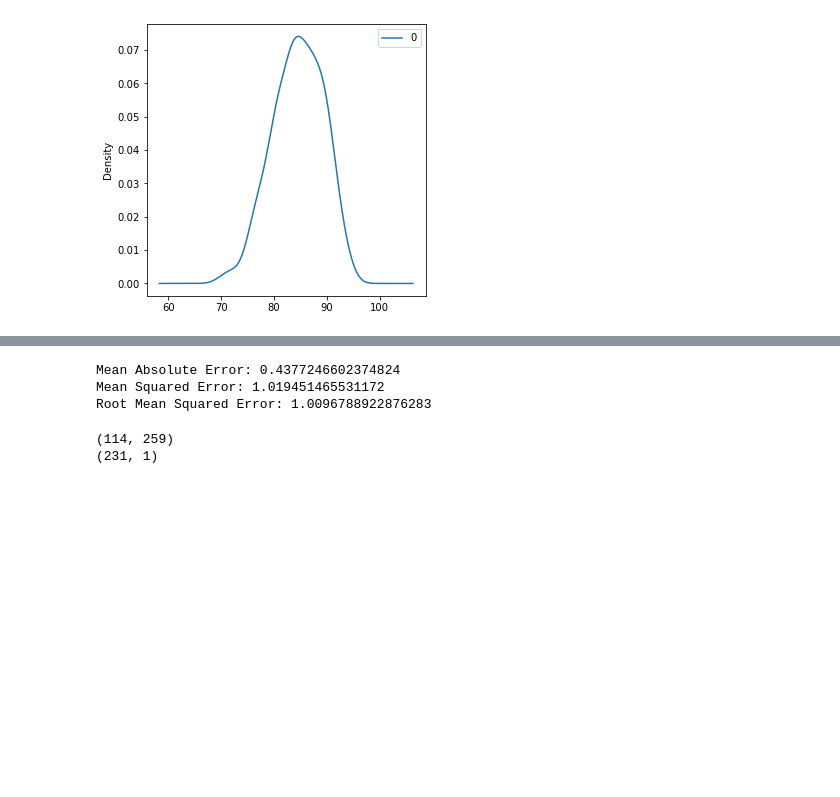
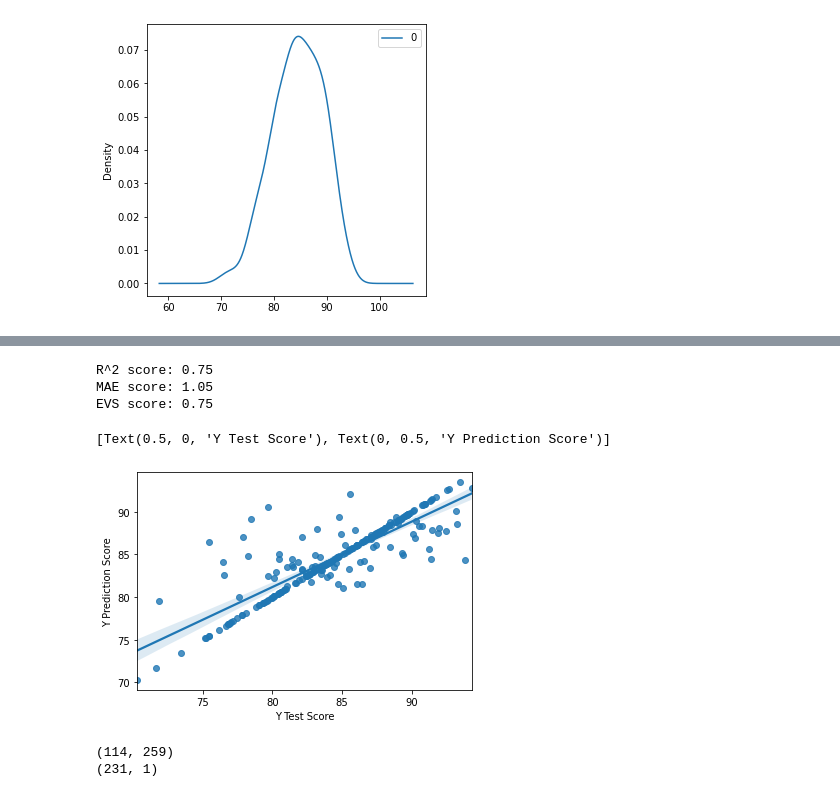
Before and after one commit to benwbarr/Transplant_Project, a Jupyter notebook: machine_learning/assets/model/second_try.ipynb, the cells around one changed output, grey strips where cells are left out. Drawn from its saved outputs; the diff is of its cells as text; code cells hidden in the pictures; blank space fills up the shorter version.

```diff
--- a/machine_learning/assets/model/second_try.ipynb
+++ b/machine_learning/assets/model/second_try.ipynb
@@ -223,17 +201,17 @@ Name: Med. Center_ WVWU-TX1, Length: 231, dtype: float64
 # %%
-# # example of making a single class prediction
+# example of making a single class prediction
 # from sklearn.preprocessing import OneHotEncoder
-# from sklearn.linear_model import LinearRegression
+from sklearn.linear_model import LinearRegression
 
-# X_train_dummies = pd.get_dummies(X_train_copy)
+X_train_dummies = pd.get_dummies(X_train_scaled_features)
 
 
-# # # fit final model
-# model = LinearRegression()
-# model.fit(X_train_dummies, y_train)
+# # fit final model
+model = LinearRegression()
+model.fit(X_train_dummies, y_train)
 
-# print(f'Score of the LinearRegression model: {model.score(X_train, y_train)}')
-# print(f'The models intercept: {model.intercept_}')
+print(f'Score of the LinearRegression model: {model.score(X_train_dummies, y_train)}')
+print(f'The models intercept: {model.intercept_}')
 
 # # print(model.coef_)
 # X_train.head()
@@ -255,13 +236,14 @@ KFold performance scores: [0.8132003738038671, 0.8745101523391281, 0.86447651591
 # %%
-y_pred = pd.DataFrame(model.predict(X_train_dummies))
+y_prediction = pd.DataFrame(model.predict(X_train_dummies))
 y_test= pd.DataFrame(y_train)
 
-# pred_and_actual= pd.concat([y_train, y_pred], axis=1).dropna()
-# pred_and_actual.columns= ['Actual', 'Predicted']
-# pred_and_actual.head()
+prediction_and_actual= pd.concat([y_train, y_prediction], axis=1).dropna()
+prediction_and_actual.columns= ['Actual', 'Predicted']
 # y_predicted_df = pd.DataFrame(({"Actual": [y_train],
-#                                "Predicted":[y_pred]}))
-y_predicted_df
+#                                "Predicted":[y_prediction]}))
+# y_predicted_df
+prediction_and_actual.head()
+
 # print(len(y_test))
 # print(len(y_pred))
 # %% [output]
@@ -269,17 +256,20 @@ ValueError: could not convert string to float: 'Heart'
 # %%
-from sklearn import metrics
-
-# print(y_test.shape)
+from sklearn.metrics import r2_score, explained_variance_score, mean_absolute_error
 
 # Value of root mean squared error is 1.0,  which is less than 10% of mean value
 # Algorithm did okay?
 
-print('Mean Absolute Error:', metrics.mean_absolute_error(y_test, y_pred))
-print('Mean Squared Error:', metrics.mean_squared_error(y_test, y_pred))
-print('Root Mean Squared Error:', np.sqrt(metrics.mean_squared_error(y_test, y_pred)))
+print(f'R^2 score: {r2_score(y_true=y_test, y_pred=y_prediction):.2f}')
+print(f'MAE score: {mean_absolute_error(y_true=y_test, y_pred=y_prediction):.2f}')
+print(f'EVS score: {explained_variance_score(y_true=y_test, y_pred=y_prediction):.2f}')
+
+line_plot = sns.regplot(x=y_test, y=y_prediction)
+line_plot.set(xlabel='Y Test Score', ylabel='Y Prediction Score')
 # %% [output]
-Mean Absolute Error: 0.4377246602374824
-Mean Squared Error: 1.019451465531172
-Root Mean Squared Error: 1.0096788922876283
+R^2 score: 0.75
+MAE score: 1.05
+EVS score: 0.75
+[Text(0.5, 0, 'Y Test Score'), Text(0, 0.5, 'Y Prediction Score')]
+[figure, added]
 # %%
 import pickle
```
Also changed, not shown: parts of 9 cells of this notebook, 10 other files.
